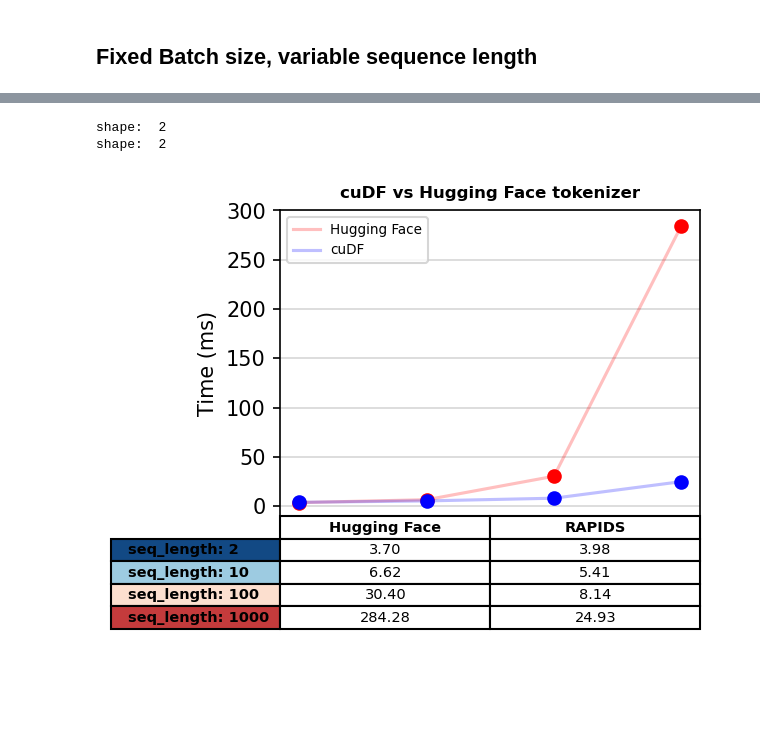
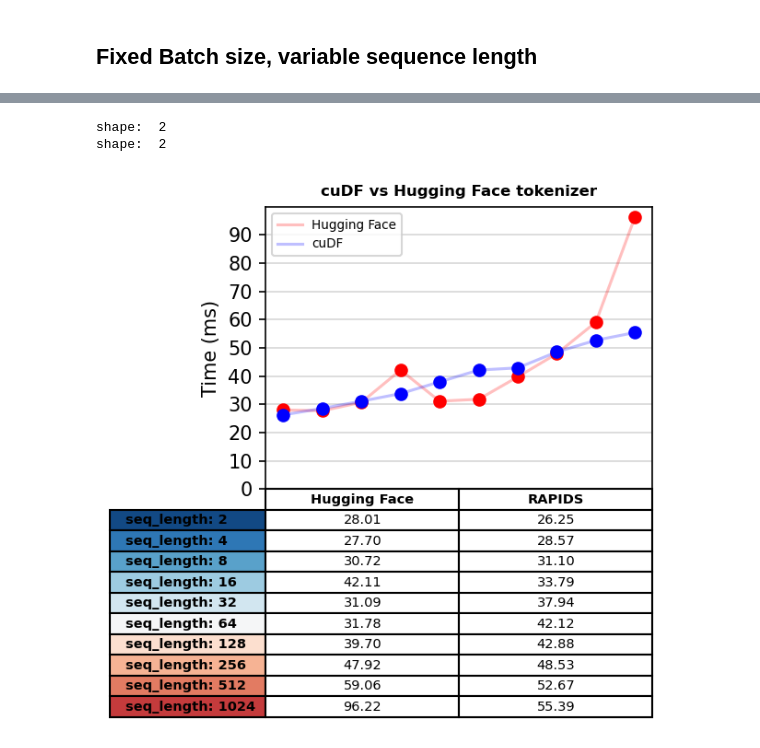
Before and after one commit to ertkonuk/rapids-examples, a Jupyter notebook: rapids_triton_example/triton_client_benchmarks.ipynb, the cells around one changed output, grey strips where cells are left out. Cells and saved outputs as stored; diff of their text form; code cells hidden in the pictures; blank space fills up the shorter version.

```diff
--- a/rapids_triton_example/triton_client_benchmarks.ipynb
+++ b/rapids_triton_example/triton_client_benchmarks.ipynb
@@ -76,7 +133,22 @@ def send_preprocess_request(log_ar, model_name='rapids_tokenizer'):
 
     return output
 # %%
-def send_inference_request(log_ar, model_name='end_to_end_pytorch_rapids'):
+def send_inference_request(log_ar, model_name='end_to_end_onnx_rapids'):
+    """ A function that sends an end-to-end inference request to Triton server.
+        The inference request contains tokenization and prediction through a deep-learning model
+
+    Parameters
+    ----------
+    log_ar : list(str)
+        The list of strings containing the input for the preprocessing model
+    model_name : str, optional
+        The name of the Triton model for inference, by default 'end_to_end_onnx_rapids'
+
+    Returns
+    -------
+    pb_utils.InferenceResponse
+        A list of pb_utils.InferenceResponse. Length of this list matches the length of `requests` list
+    """
     triton_client = grpcclient.InferenceServerClient(url=url,verbose=False)
     input_grpc = grpcclient.InferInput("product_reviews",log_ar.shape,"BYTES")
     input_grpc.set_data_from_numpy(log_ar)
@@ -183,9 +399,9 @@ lenfac = 64 # seq_length is 256
 num_warmup_runs = 10
 num_bench_runs = 10
 
-# Number of sequences to proces: batch size
-#num_seqs= [2, 10, 100, 1000]
-num_seqs = [2**x for x in range(1,11)]
+# Number of sequences to process: batch size
+num_seqs= [2, 10, 100, 1000]
+#num_seqs = [2**x for x in range(1,11)]
 
 # Run a preprocess (tokenization) or an end-to-end inference request
 modes = ["preprocess", "inference"] # do not put this in the loop to avoid if conditions
@@ -228,7 +444,7 @@ for num_seq in num_seqs:
         # Inference
         mode = modes[1]
         tag = "{}_{}_{}".format(mode, backend, num_seq)
-        model_name = "end_to_end_pytorch_{}".format(backend)
+        model_name = "end_to_end_onnx_{}".format(backend)
 
         # Warm up
         for _ in range(num_warmup_runs):
@@ -391,23 +545,24 @@ results_pre = {}
 
 # Sequence length
 #lenfacs =  [2, 10, 100, 1000]
+#lenfacs =  [2, 4, 8, 16]
 lenfacs = [2**x for x in range(1,11)]
 
 # Benchmark parameters
 num_warmup_runs = 10
 num_bench_runs = 10
 
-# Number of sequences to proces: batch size
-num_seq = 128
+# Number of sequences to process: batch size
+num_seq = 256
 
 # Run a preprocess (tokenization) or an end-to-end inference request
-modes = ["preprocess", "inference"] # do not put this in the loop to avoid if conditions
+modes = ["preprocess"] # do not put this in the loop to avoid if conditions
 
 # Backends to try: cudf (RAPIDS) vs hugf (Hugging Face)
 backends = ["rapids", "huggingface"]
 
 # Number of experiments
-num_exp = len(num_seqs)
+num_exp = len(lenfacs)
 # Number of modes
 num_modes = len(modes)
 # Number of backends
@@ -434,4 +589,4 @@ for lenfac in lenfacs:
         for _ in range(num_bench_runs):
             with track_infer_time(time_buffer):
                 output = send_preprocess_request(log_ar.squeeze(), model_name=model_name)
-        results[tag] = time_buffer
+        results_pre[tag] = time_buffer
@@ -438,16 +619,21 @@ for lenfac in lenfacs:
+# %%
+# prepare the plot data
+times = 1e3 * np.mean(np.array(list(results_pre.values())), axis=1).reshape((num_modes * num_exp, num_backends))
+rapids_pre_times = times[:, 0].reshape((-1,1))
+huggingface_pre_times = times[:, 1].reshape((-1,1))
 # %%
 
-value_range = np.arange(0, 350, 50)
+value_range = np.arange(0, 100, 10)
 plotdata_pre = np.concatenate((huggingface_pre_times, rapids_pre_times), axis=1)
 title = 'cuDF vs Hugging Face tokenizer'
 columns = ('Hugging Face', 'RAPIDS')
 legend=['Hugging Face', 'cuDF']
 rowlabel = "seq_length"
-plot_results(plotdata_pre, num_seqs, value_range, title, columns, legend, rowlabel, figsize=(4,3))
+plot_results(plotdata_pre, lenfacs, value_range, title, columns, legend, rowlabel, figsize=(4,3))
 # %% [output]
 shape:  2
 shape:  2
-[figure, old version]
+[figure, new version]
 # %%
 value_range = np.arange(0, 12, 3)
 speedups = (huggingface_pre_times/rapids_pre_times).reshape(-1,1)
```
Also changed, not shown: parts of 30 cells of this notebook, 8 other files.
